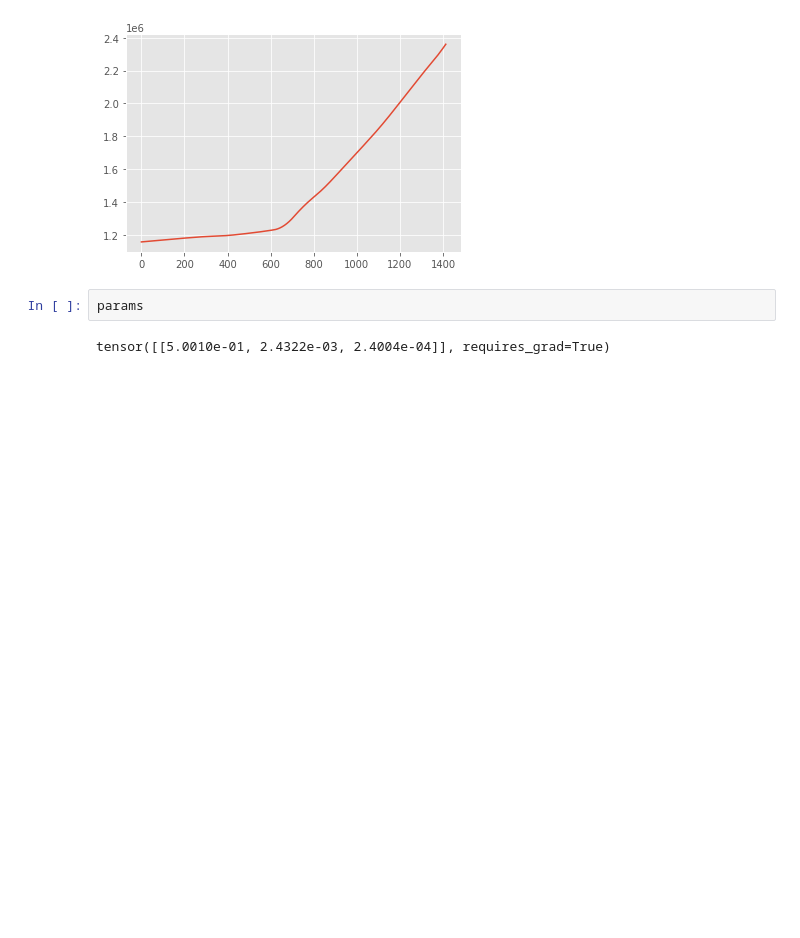
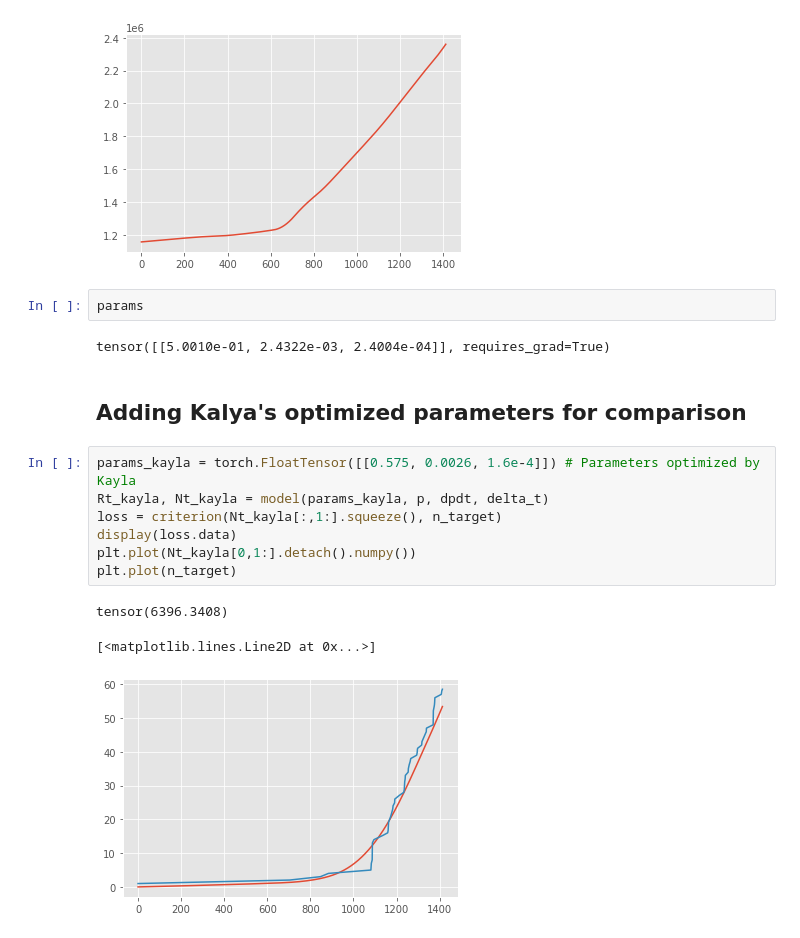
Before and after one commit to hanxiaokaka/Induced_seismic, a Jupyter notebook: notebooks/crs_model/003. prototype_gradient.ipynb, the cells around one changed output. Drawn from its saved outputs; the diff is of its cells as text; blank space fills up the shorter version.

Commit message:
adding Kayla's parameters form comparison. Our parameters are better

```diff
--- a/notebooks/crs_model/003. prototype_gradient.ipynb
+++ b/notebooks/crs_model/003. prototype_gradient.ipynb
@@ -238,3 +238,16 @@ plt.plot(p)
 params
 # %% [output]
 tensor([[5.0010e-01, 2.4322e-03, 2.4004e-04]], requires_grad=True)
+# %% [markdown]
+## Adding Kalya's optimized parameters for comparison
+# %%
+params_kayla = torch.FloatTensor([[0.575, 0.0026, 1.6e-4]]) # Parameters optimized by Kayla
+Rt_kayla, Nt_kayla = model(params_kayla, p, dpdt, delta_t)
+loss = criterion(Nt_kayla[:,1:].squeeze(), n_target)
+display(loss.data)
+plt.plot(Nt_kayla[0,1:].detach().numpy())
+plt.plot(n_target)
+# %% [output]
+tensor(6396.3408)
+[<matplotlib.lines.Line2D at 0x...>]
+[figure, added]
```
